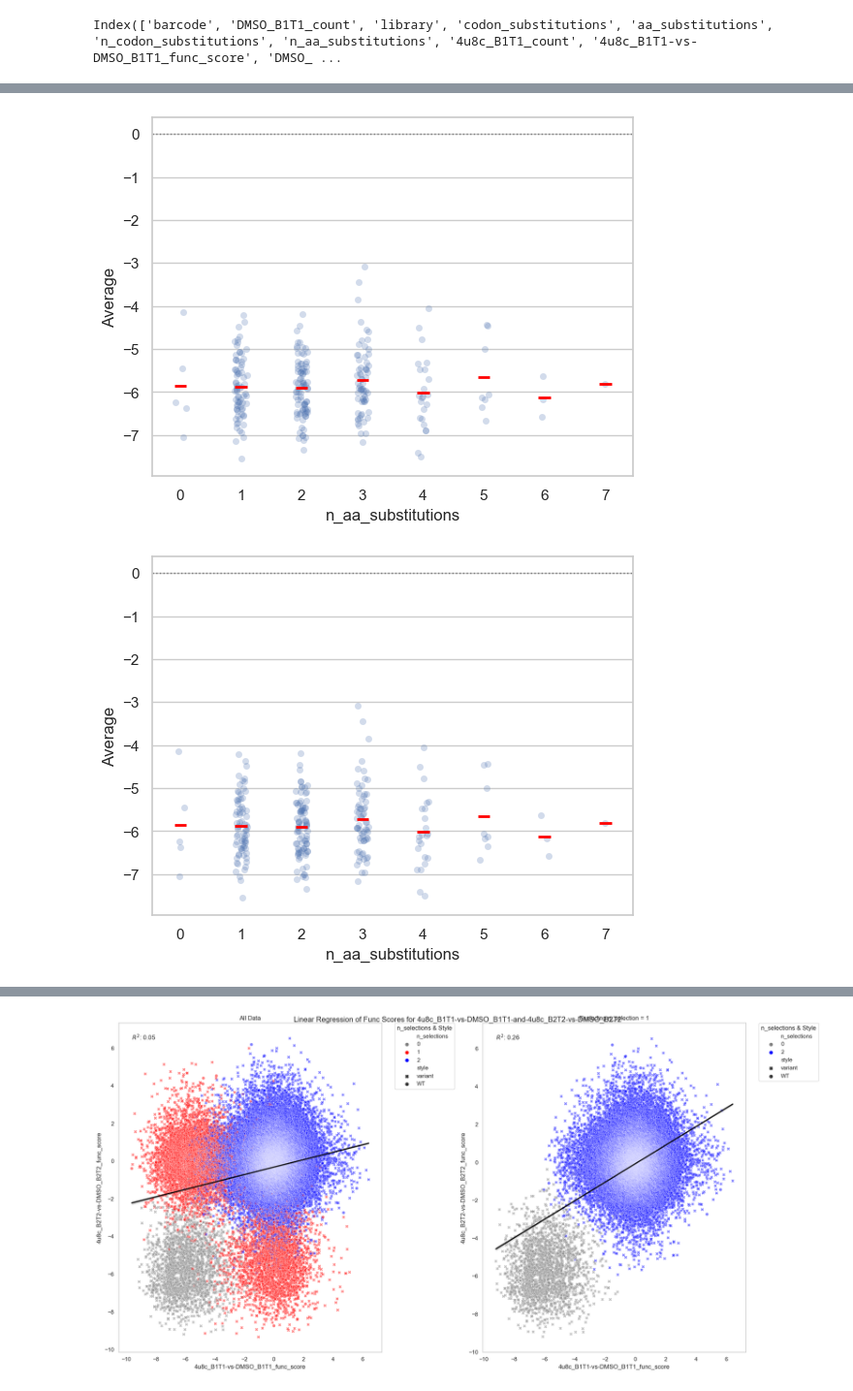
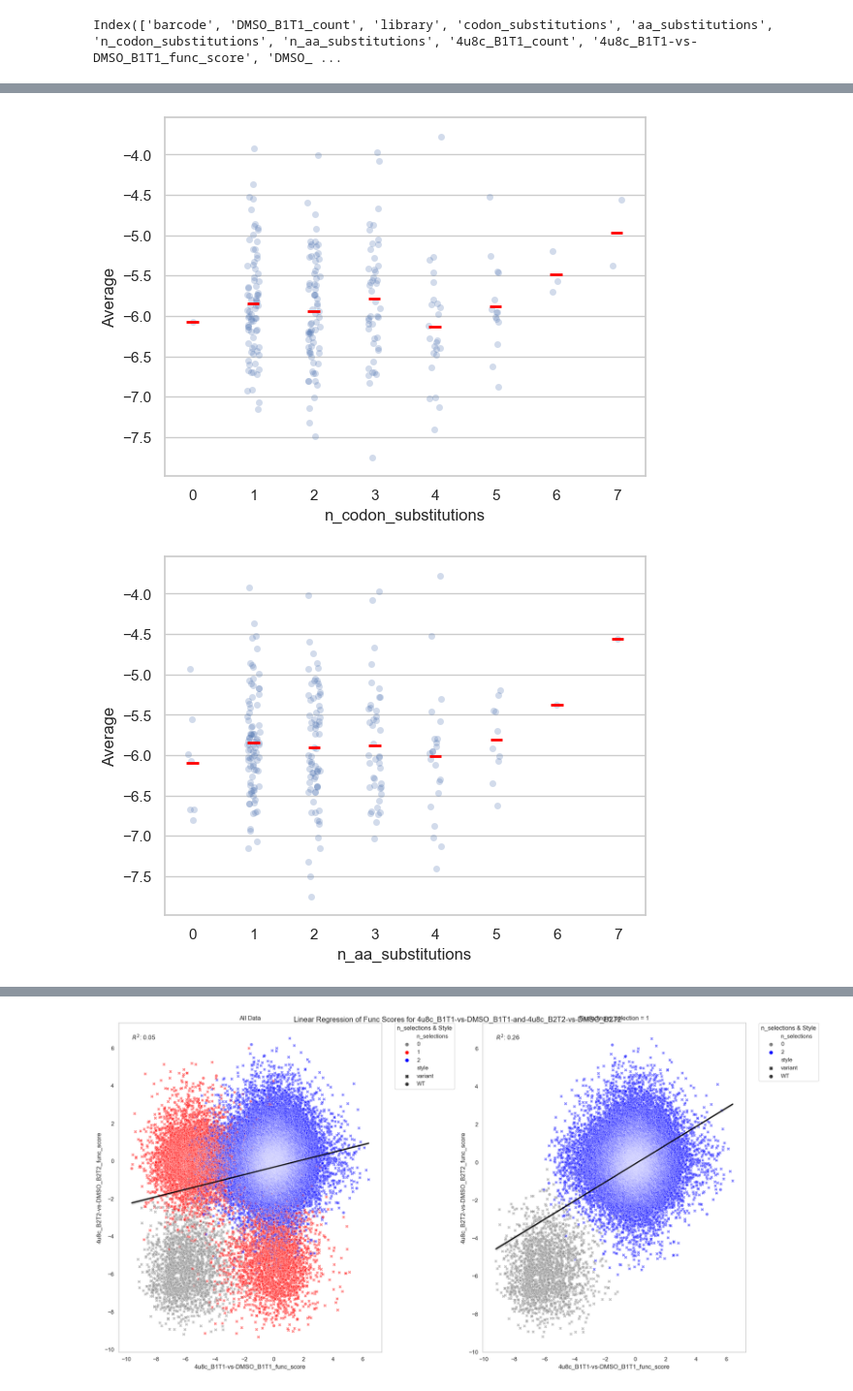
Before and after one commit to kwalcott97/kw_dms, a Jupyter notebook: Compare KW and BD func scores.ipynb, the cells around one changed output, grey strips where cells are left out. Shown at 97% size. Saved outputs shown, nothing was run; the diff lists cells and outputs as text; code cells hidden in the pictures.

```diff
--- a/Compare KW and BD func scores.ipynb
+++ b/Compare KW and BD func scores.ipynb
@@ -478,7 +484,7 @@ in_1_and_3 = set1 & set3 - set2
 in_2_and_3 = set2 & set3 - set1
 in_all_three = set1 & set2 & set3
 # %%
-overlap = filtered_overlap[filtered_overlap['barcode'].isin(in_2_and_3)]
+overlap = filtered_overlap[filtered_overlap['barcode'].isin(in_1_and_3)]
 
 # Reshape the dataframe
 reshaped_overlap = overlap.melt(id_vars=['barcode'], var_name='func_score_type', value_name='func_score').dropna(subset=['func_score'])
@@ -525,32 +517,25 @@ sns.histplot(data=overlap_merged, x='n_aa_substitutions',  binwidth=1)
-# %%
-# Create a strip plot
-sns.stripplot(x='n_aa_substitutions', y='Average', data=overlap_merged, jitter=True, alpha=0.25)
-
-# Add a horizontal dotted line at y=0
-plt.axhline(0, color='grey', linestyle='dotted', linewidth=1)
-
-# Add mean bars for each 'n_codon_substitutions' value
-n_codon_values = overlap_merged['n_aa_substitutions'].unique()
-for n_codon in n_codon_values:
-    mean_val = overlap_merged[overlap_merged['n_aa_substitutions'] == n_codon]['Average'].mean()
-    plt.hlines(mean_val, n_codon - 0.1, n_codon + 0.1, colors='red', linewidth=2, zorder=3)
-
-plt.show()
-# %% [output]
-[figure, removed]
 # %%
 # Create a strip plot
+sns.stripplot(x='n_codon_substitutions', y='Average', data=overlap_merged, jitter=True, alpha=0.25)
+
+# Add mean bars for each 'n_codon_substitutions' value
+n_codon_values = overlap_merged['n_codon_substitutions'].unique()
+for n_codon in n_codon_values:
+    mean_val = overlap_merged[overlap_merged['n_codon_substitutions'] == n_codon]['Average'].mean()
+    plt.hlines(mean_val, n_codon - 0.1, n_codon + 0.1, colors='red', linewidth=2, zorder=3)
+
+plt.show()
+
+# Create a strip plot
 sns.stripplot(x='n_aa_substitutions', y='Average', data=overlap_merged, jitter=True, alpha=0.25)
-
-# Add a horizontal dotted line at y=0
-plt.axhline(0, color='grey', linestyle='dotted', linewidth=1)
 
 # Add mean bars for each 'n_codon_substitutions' value
 n_codon_values = overlap_merged['n_aa_substitutions'].unique()
 for n_codon in n_codon_values:
     mean_val = overlap_merged[overlap_merged['n_aa_substitutions'] == n_codon]['Average'].mean()
     plt.hlines(mean_val, n_codon - 0.1, n_codon + 0.1, colors='red', linewidth=2, zorder=3)
 
 plt.show()
 # %% [output]
-[figure, old version]
+[figure, new version]
+[figure, added]
```
Also changed, not shown: parts of 16 cells of this notebook, 1 other file.
